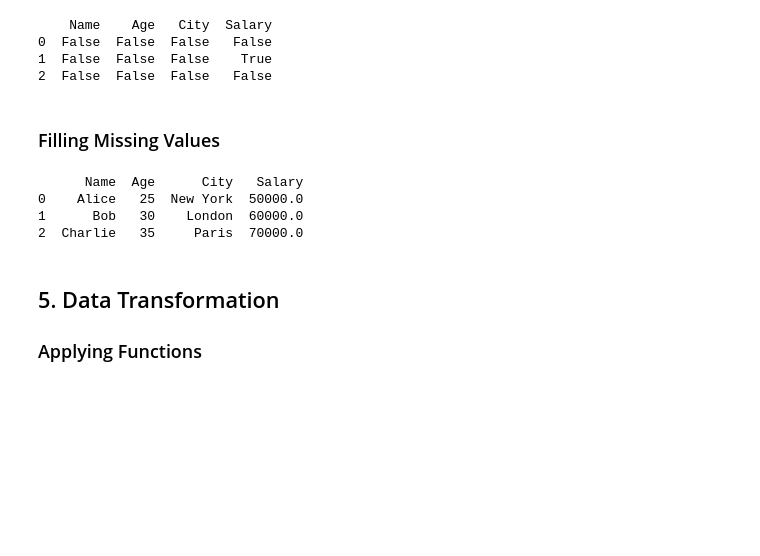
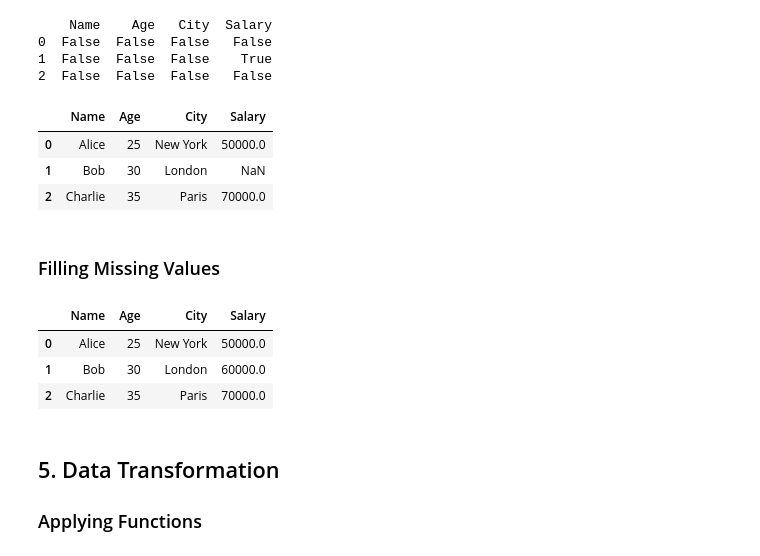
Before and after one commit to AnneLaureM/BasicPythonWorkshop, a Jupyter notebook: BasicPythonWorkshop.ipynb, the cells around one changed output. Cells and saved outputs as stored; diff of their text form; code cells hidden in the pictures; blank space fills up the shorter version.

```diff
--- a/BasicPythonWorkshop.ipynb
+++ b/BasicPythonWorkshop.ipynb
@@ -404,16 +414,23 @@ print(df.isnull())
 0  False  False  False   False
 1  False  False  False    True
 2  False  False  False   False
+# %%
+df
+# %% [output]
+|  | Name | Age | City | Salary |
+| 0 | Alice | 25 | New York | 50000.0 |
+| 1 | Bob | 30 | London | NaN |
+| 2 | Charlie | 35 | Paris | 70000.0 |
 # %% [markdown]
 ### Filling Missing Values
 # %%
 df.fillna(df["Salary"].mean(), inplace=True)
-print(df)
+df
 # %% [output]
-      Name  Age      City   Salary
-0    Alice   25  New York  50000.0
-1      Bob   30    London  60000.0
-2  Charlie   35     Paris  70000.0
+|  | Name | Age | City | Salary |
+| 0 | Alice | 25 | New York | 50000.0 |
+| 1 | Bob | 30 | London | 60000.0 |
+| 2 | Charlie | 35 | Paris | 70000.0 |
 # %% [markdown]
 ## 5. Data Transformation
 ### Applying Functions
```
Also changed, not shown: parts of 23 cells of this notebook.
